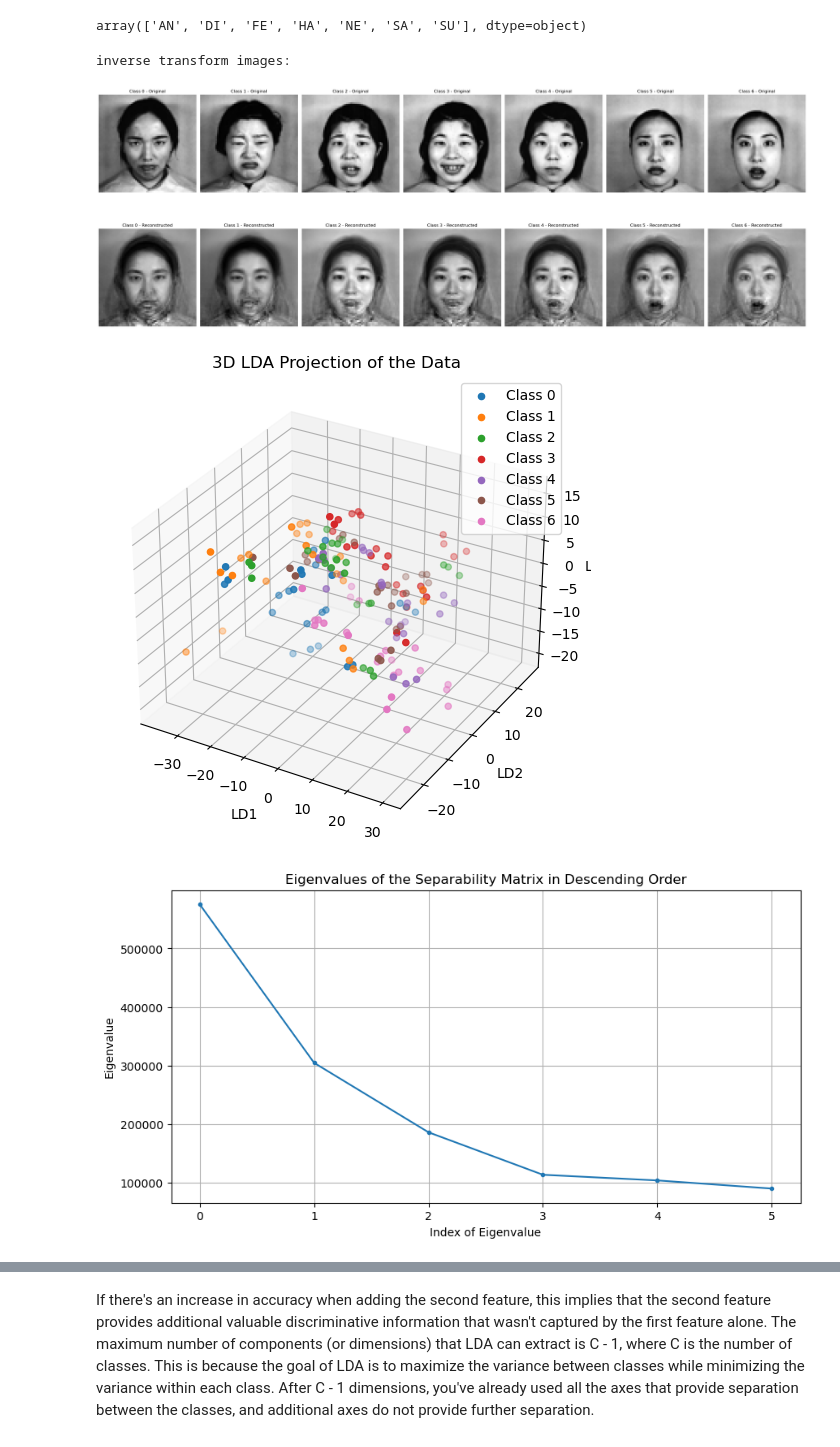
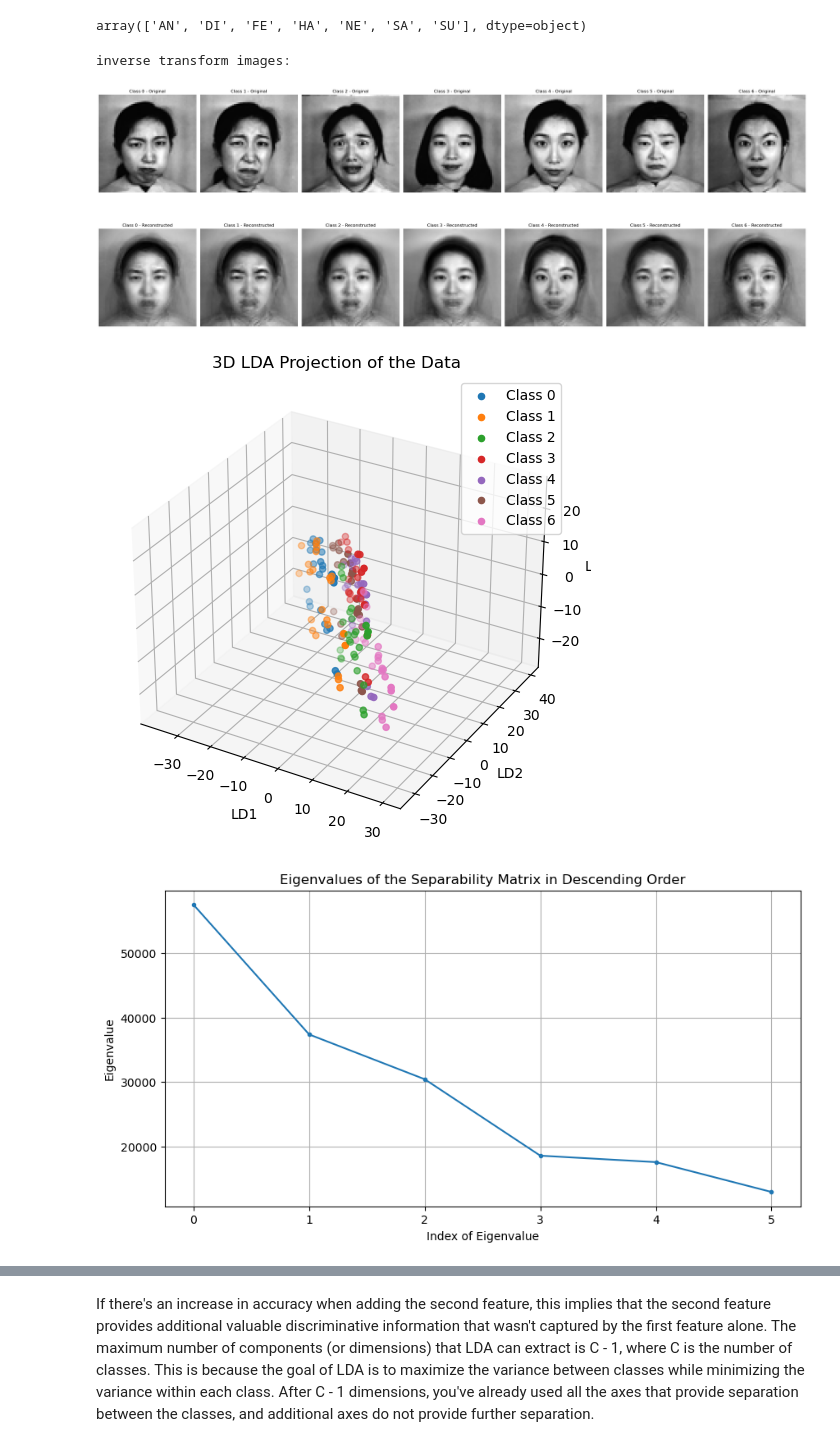
Before and after one commit to itsatefe/Pattern-Recognition, a Jupyter notebook: HW4/LDA.ipynb, the cells around one changed output, grey strips where cells are left out. Saved outputs shown, nothing was run; the diff lists cells and outputs as text; code cells hidden in the pictures.

```diff
--- a/HW4/LDA.ipynb
+++ b/HW4/LDA.ipynb
@@ -65,12 +65,14 @@ $$ S_W = \sum_{i=1}^{c} S_i = \sum_{i=1}^{c} \sum_{\mathbf{x} \in D_i} (\mathbf{
 # %%
 def within_scatter(X,y):
     Sw = np.zeros((X.shape[1], X.shape[1]))
+    N = X.shape[0]
     for i in np.unique(y):
         Xi = X[y == i]
-        mean_class = np.mean(Xi, axis=0)
-        Si = np.cov(Xi, rowvar=False, bias=True) * (len(Xi) - 1)
+#         mean_class = np.mean(Xi, axis=0)
+#         Si = np.dot((Xi - mean_class).T, (Xi - mean_class))
+        Si = np.cov(Xi, rowvar=False) * (len(Xi) -1 )
         Sw += Si
-    return Sw
+    return  Sw
 # %% [markdown]
 Between-class scatter matrix:
 $$
@@ -78,14 +80,15 @@ $$
 $$
 # %%
 def between_scatter(X, y, mean_overall):
+    mean_overall = np.mean(X, axis=0)
     unique_classes = np.unique(y)
     Sb = np.zeros((X.shape[1], X.shape[1]))
     for i in unique_classes:
         Xi = X[y == i]
-        mean_class_i = np.mean(Xi, axis=0)
-        Ni = Xi.shape[0]
-        mean_diff = (mean_class_i - mean_overall).reshape(-1, 1)
-        Sb += Ni * (mean_diff @ mean_diff.T)
+        mean_class_i = Xi.mean(axis=0)
+        Ni = len(Xi)
+        mean_diff = mean_class_i - mean_overall
+        Sb += Ni * np.outer(mean_diff, mean_diff)
     return Sb
 # %%
 mean_overall = np.mean(X_standardized, axis=0)
@@ -96,8 +99,8 @@ Sb = between_scatter(X_standardized, labels, mean_overall)
 make sw and sb symmetric
 to counteract any numerical instability that might result in non-symmetric scatter matrices due to floating-point errors.
 # %%
-Sw = (Sw + Sw.T) / 2
-Sb = (Sb + Sb.T) / 2
+# Sw = (Sw + Sw.T) / 2
+# Sb = (Sb + Sb.T) / 2
 # %% [markdown]
 Solve the Eigenvalue Problem
 $$ S_W^{-1}S_B \mathbf{w} = \lambda \mathbf{w} $$
@@ -156,7 +159,7 @@ eigenvalues, eigenvectors = np.linalg.eigh(separability_matrix)
 This null space represents directions in the feature space along which the projection does not help to separate the classes any further because these directions do not contribute to between-class variance.
 # %%
 eigenvectors = eigenvectors.T
-idxs = np.argsort(eigenvalues)[::-1]
+idxs = np.argsort(abs(eigenvalues))[::-1]
 eigenvalues = eigenvalues[idxs]
 eigenvectors = eigenvectors[idxs]
 # %%
@@ -182,7 +185,7 @@ array(['AN', 'DI', 'FE', 'HA', 'NE', 'SA', 'SU'], dtype=object)
 plot_inverse_transformation(reconstructed_images, unique_classes, image_size)
 # %% [output]
 inverse transform images:
-[figure, old version]
+[figure, new version]
 # %%
 if transformed_images.shape[1] >= 3:
     fig = plt.figure(figsize=(8, 6))
@@ -195,20 +198,21 @@ if transformed_images.shape[1] >= 3:
     ax.set_zlabel('LD3')
     plt.legend()
     plt.show()
+
 else:
     print("Cannot plot in 3D as there are less than 3 dimensions.")
 # %% [output]
-[figure, old version]
+[figure, new version]
 # %%
 plt.figure(figsize=(10, 5))
-plt.plot(eigenvalues[:len(unique_classes) - 1], 'o-', markersize=3)
+plt.plot(abs(eigenvalues[:len(unique_classes) - 1]), 'o-', markersize=3)
 plt.title('Eigenvalues of the Separability Matrix in Descending Order')
 plt.xlabel('Index of Eigenvalue')
 plt.ylabel('Eigenvalue')
 plt.grid(True)
 plt.show()
 # %% [output]
-[figure, old version]
+[figure, new version]
 # %%
 X_train, X_test, y_train, y_test = train_test_split(transformed_images, y, test_size=0.3, random_state=42)
 # %%
```
Also changed, not shown: parts of 8 cells of this notebook, 1 other file.
